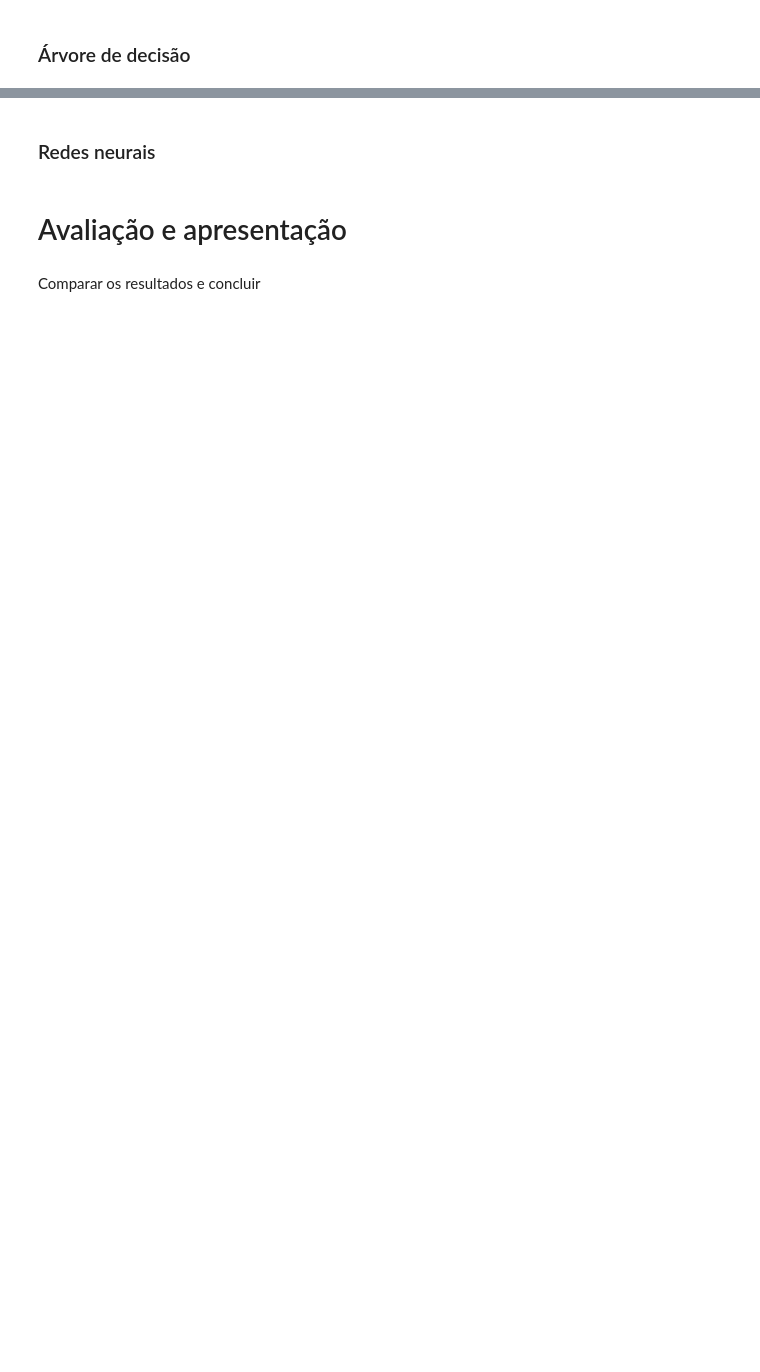
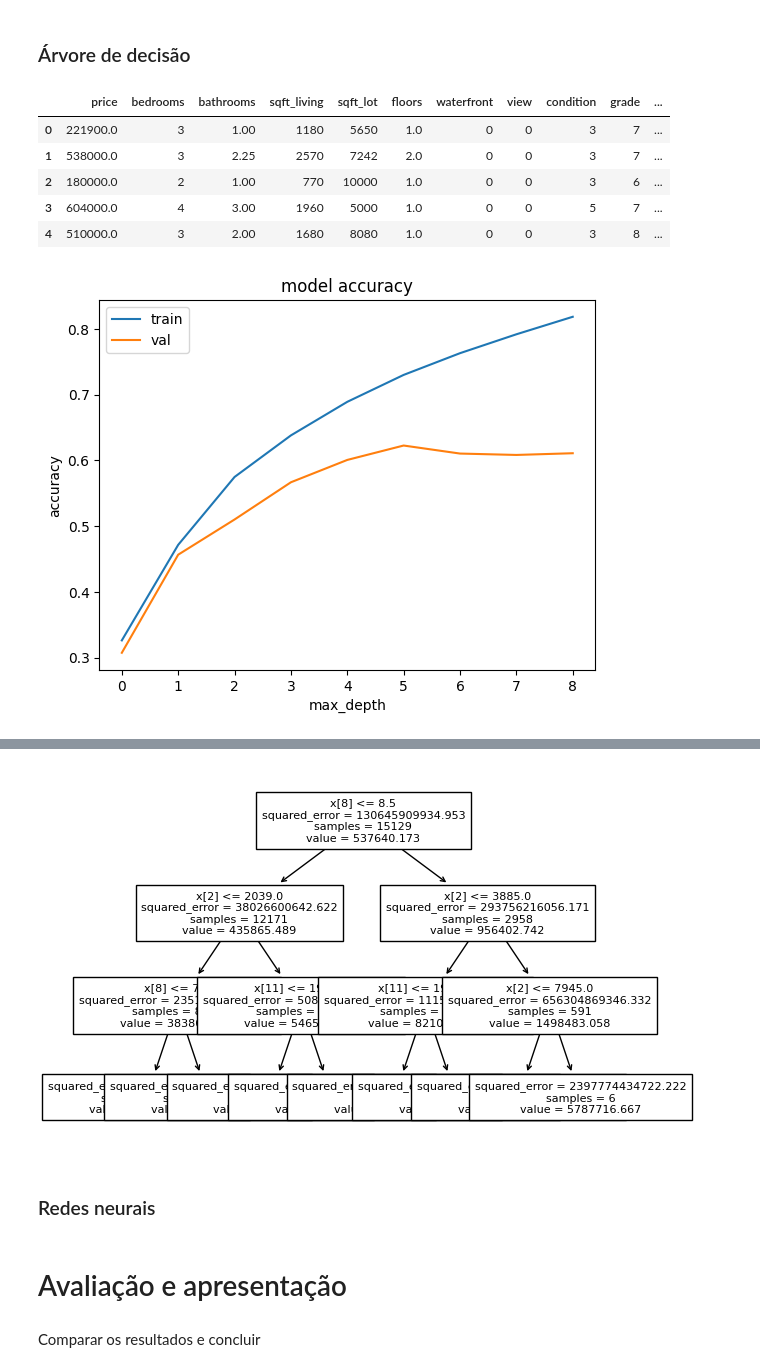
Before and after one commit to leonardodimarchi/ai-regression-and-classification, a Jupyter notebook: regression.ipynb, the cells around one changed output, grey strips where cells are left out. Cells and saved outputs as stored; diff of their text form; code cells hidden in the pictures; blank space fills up the shorter version.

Commit message:
Adding decision tree regressor

```diff
--- a/regression.ipynb
+++ b/regression.ipynb
@@ -251,0 +272,66 @@ Epoch 15/15
+# %%
+import sklearn.tree as SKTree
+from sklearn.model_selection import train_test_split
+import re as re
+from sklearn.metrics import r2_score
+
+dataset_tree = dataset_removed_columns.copy()
+
+dataset_tree = dataset_tree.drop(['lat', 'long'], axis=1)
+
+# Separando o target e os outros atributos
+target = dataset_tree['price']
+X = dataset_tree.drop(['price'], axis = 1)
+
+display(dataset_tree.head())
+
+X_train, X_test, y_train, y_test = train_test_split(X, target, test_size=0.3, random_state=42)
+
+# Historico de treino e teste
+history_acc_train = []
+history_acc_test = []
+
+for max_depth in range(1,10):
+    tree = SKTree.DecisionTreeRegressor(criterion='squared_error', max_depth=max_depth)
+    tree = tree.fit(X_train, y_train)
+
+    pred_train = tree.predict(X_train)
+    pred_test = tree.predict(X_test)
+
+    r2_train = r2_score(y_train, pred_train)
+    r2_test = r2_score(y_test, pred_test)
+
+    history_acc_train.append(r2_train)
+    history_acc_test.append(r2_test)
+
+# Avaliando diferentes profundidades para a árvore
+plt.plot(history_acc_train)
+plt.plot(history_acc_test)
+plt.title('model accuracy')
+plt.ylabel('accuracy')
+plt.xlabel('max_depth')
+plt.legend(['train', 'val'], loc='upper left')
+plt.show()
+
+# Testando e plotando a árvore para X de profundidade
+tree = SKTree.DecisionTreeRegressor(criterion='squared_error', max_depth=3)
+tree = tree.fit(X_train, y_train)
+
+pred_train = tree.predict(X_train)
+pred_test = tree.predict(X_test)
+
+r2_train = r2_score(y_train, pred_train)
+r2_test = r2_score(y_test, pred_test)
+
+history_acc_train.append(r2_train)
+history_acc_test.append(r2_test)
+
+SKTree.plot_tree(tree, fontsize=8)
+# %% [output]
+|  | price | bedrooms | bathrooms | sqft_living | sqft_lot | floors | waterfront | view | condition | grade | ... |
+| 0 | 221900.0 | 3 | 1.00 | 1180 | 5650 | 1.0 | 0 | 0 | 3 | 7 | ... |
+| 1 | 538000.0 | 3 | 2.25 | 2570 | 7242 | 2.0 | 0 | 0 | 3 | 7 | ... |
+| 2 | 180000.0 | 2 | 1.00 | 770 | 10000 | 1.0 | 0 | 0 | 3 | 6 | ... |
+| 3 | 604000.0 | 4 | 3.00 | 1960 | 5000 | 1.0 | 0 | 0 | 5 | 7 | ... |
+| 4 | 510000.0 | 3 | 2.00 | 1680 | 8080 | 1.0 | 0 | 0 | 3 | 8 | ... |
+[figure, added]
@@ -252,3 +353,4 @@ Epoch 15/15
+[figure, added]
 # %% [markdown]
 ### Redes neurais
 # %%
```
Also changed, not shown: parts of 6 cells of this notebook.
